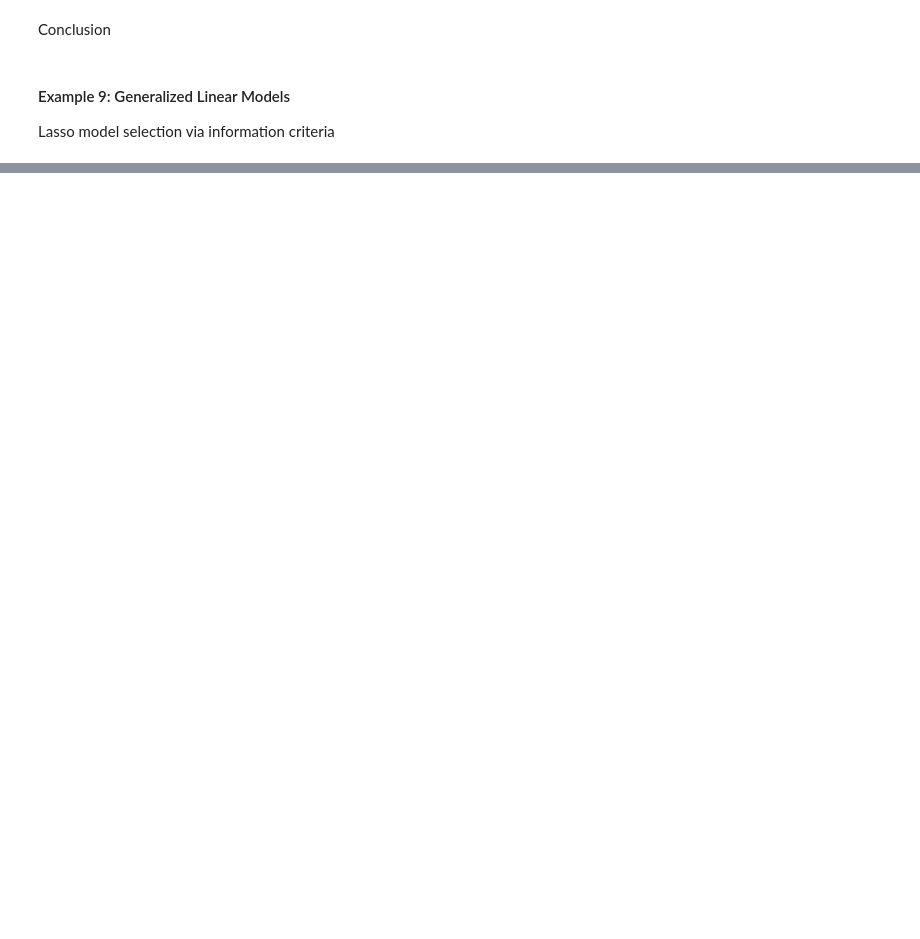
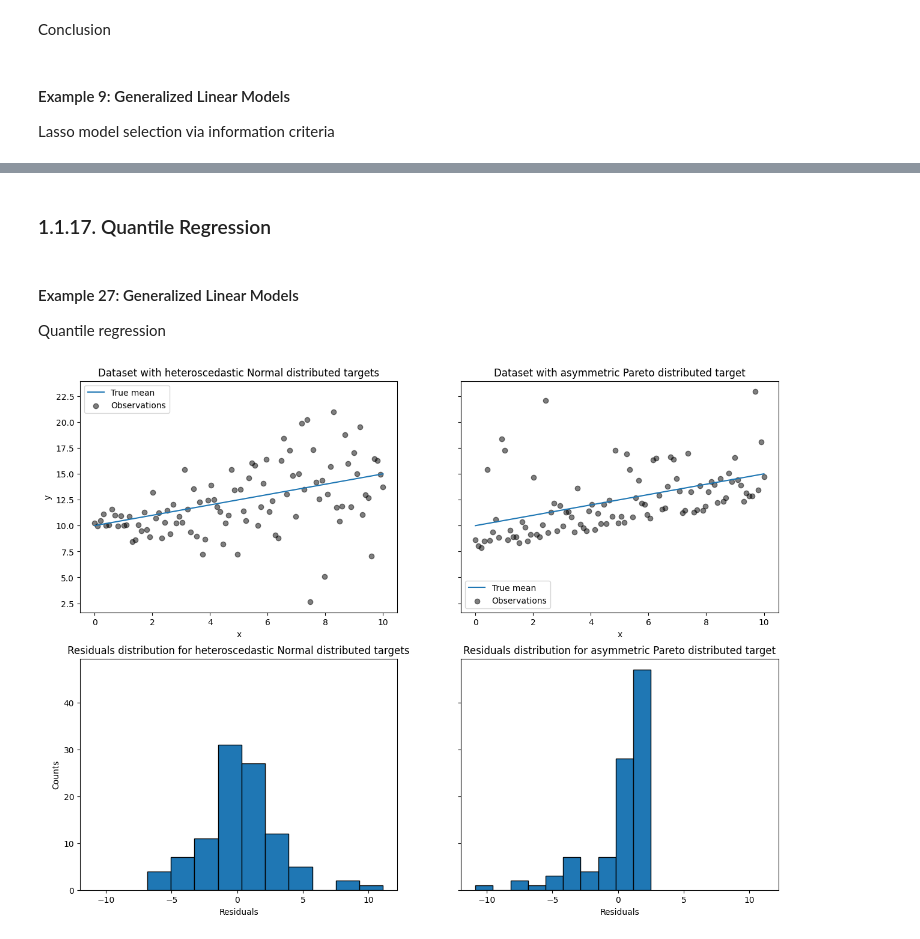
Before and after one commit to shalloweach/Scikit-learn-doc-code, a Jupyter notebook: 1. Supervised learning/1.1. Linear Models.ipynb, the cells around one changed output, grey strips where cells are left out. Cells and saved outputs as stored; diff of their text form; code cells hidden in the pictures; blank space fills up the shorter version.

```diff
--- a/1. Supervised learning/1.1. Linear Models.ipynb
+++ b/1. Supervised learning/1.1. Linear Models.ipynb
@@ -1458,0 +2757,46 @@ _ = plt.title("Lasso model selection via AIC and BIC")
+# %% [markdown]
+### 1.1.17. Quantile Regression
+# %% [markdown]
+#### Example 27:  Generalized Linear Models
+Quantile regression
+# %%
+import numpy as np
+
+rng = np.random.RandomState(42)
+x = np.linspace(start=0, stop=10, num=100)
+X = x[:, np.newaxis]
+y_true_mean = 10 + 0.5 * x
+
+y_normal = y_true_mean + rng.normal(loc=0, scale=0.5 + 0.5 * x, size=x.shape[0])
+a = 5
+y_pareto = y_true_mean + 10 * (rng.pareto(a, size=x.shape[0]) - 1 / (a - 1))
+
+import matplotlib.pyplot as plt
+
+_, axs = plt.subplots(nrows=2, ncols=2, figsize=(15, 11), sharex="row", sharey="row")
+
+axs[0, 0].plot(x, y_true_mean, label="True mean")
+axs[0, 0].scatter(x, y_normal, color="black", alpha=0.5, label="Observations")
+axs[1, 0].hist(y_true_mean - y_normal, edgecolor="black")
+
+
+axs[0, 1].plot(x, y_true_mean, label="True mean")
+axs[0, 1].scatter(x, y_pareto, color="black", alpha=0.5, label="Observations")
+axs[1, 1].hist(y_true_mean - y_pareto, edgecolor="black")
+
+axs[0, 0].set_title("Dataset with heteroscedastic Normal distributed targets")
+axs[0, 1].set_title("Dataset with asymmetric Pareto distributed target")
+axs[1, 0].set_title(
+    "Residuals distribution for heteroscedastic Normal distributed targets"
+)
+axs[1, 1].set_title("Residuals distribution for asymmetric Pareto distributed target")
+axs[0, 0].legend()
+axs[0, 1].legend()
+axs[0, 0].set_ylabel("y")
+axs[1, 0].set_ylabel("Counts")
+axs[0, 1].set_xlabel("x")
+axs[0, 0].set_xlabel("x")
+axs[1, 0].set_xlabel("Residuals")
+_ = axs[1, 1].set_xlabel("Residuals")
+# %% [output]
+[figure, added]
```
Also changed, not shown: parts of 111 cells of this notebook.
